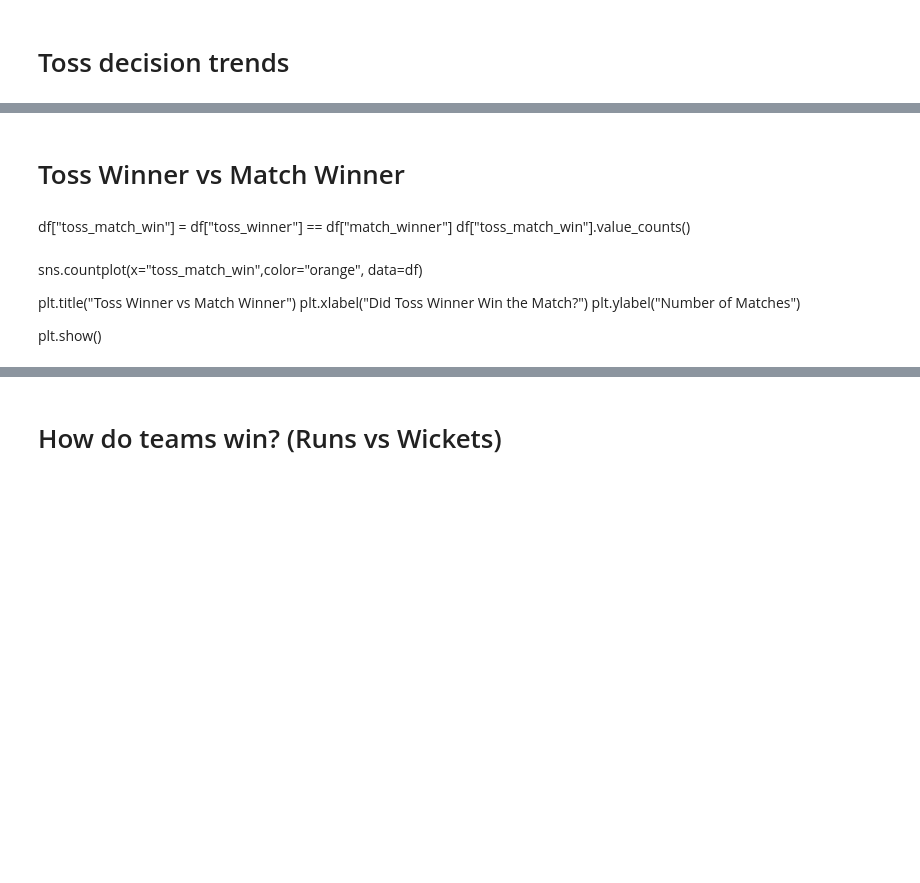
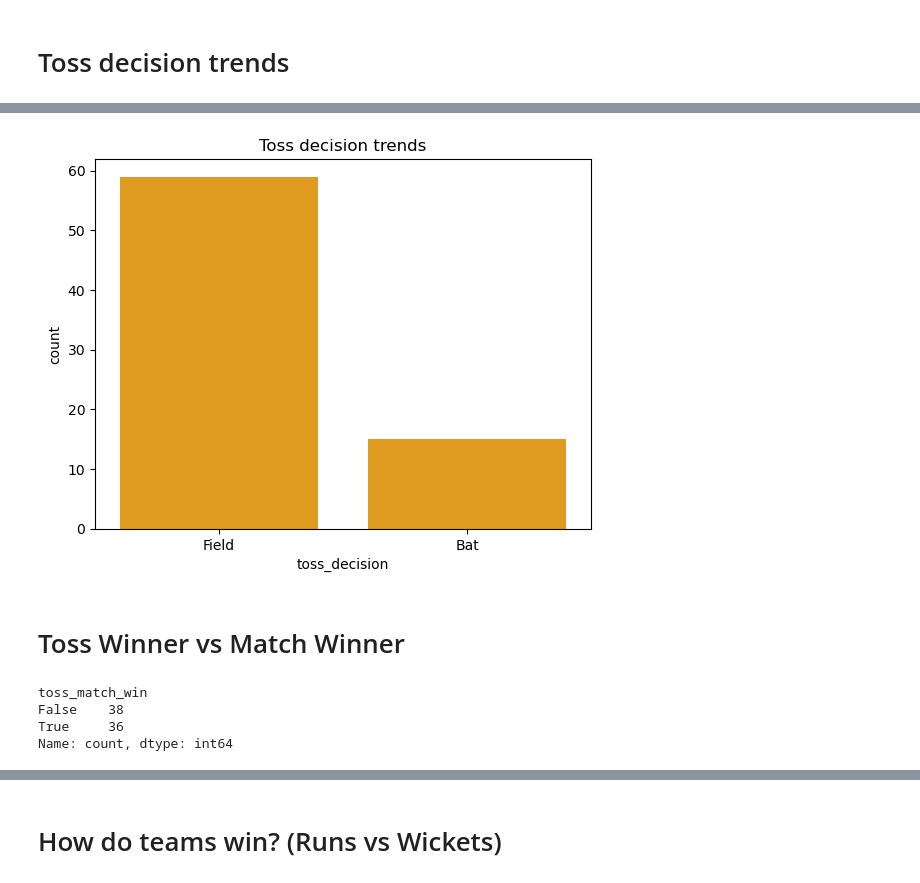
Before and after one commit to Satyajeet745/IPL-Match-Analysis-EDA, a Jupyter notebook: IPL_Match_Analysis.ipynb, the cells around one changed output, grey strips where cells are left out. Drawn from its saved outputs; the diff is of its cells as text; code cells hidden in the pictures; blank space fills up the shorter version.

```diff
--- a/IPL_Match_Analysis.ipynb
+++ b/IPL_Match_Analysis.ipynb
@@ -57,13 +57,16 @@ plt.show()
+# %%
+sns.countplot(x=df["toss_decision"],color="orange")
+plt.title("Toss decision trends")
+plt.show()
+# %% [output]
+[figure, added]
 # %% [markdown]
 # Toss Winner vs Match Winner
-# %% [markdown]
-df["toss_match_win"] = df["toss_winner"] == df["match_winner"]
-df["toss_match_win"].value_counts()
-# %% [markdown]
-sns.countplot(x="toss_match_win",color="orange", data=df)
-
-plt.title("Toss Winner vs Match Winner")
-plt.xlabel("Did Toss Winner Win the Match?")
-plt.ylabel("Number of Matches")
-
-plt.show()
+# %%
+df["toss_match_win"] = df["toss_winner"] == df["match_winner"]
+df["toss_match_win"].value_counts()
+# %% [output]
+toss_match_win
+False    38
+True     36
+Name: count, dtype: int64
```
Also changed, not shown: parts of 36 cells of this notebook, 1 other file.
